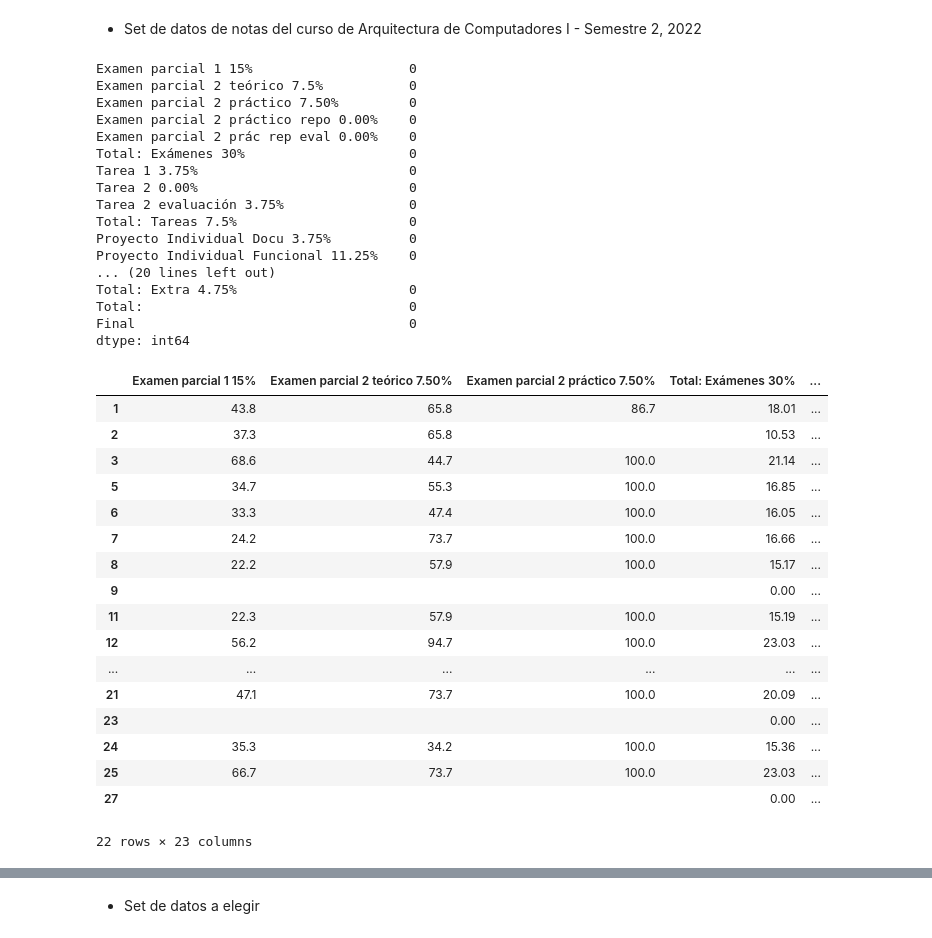
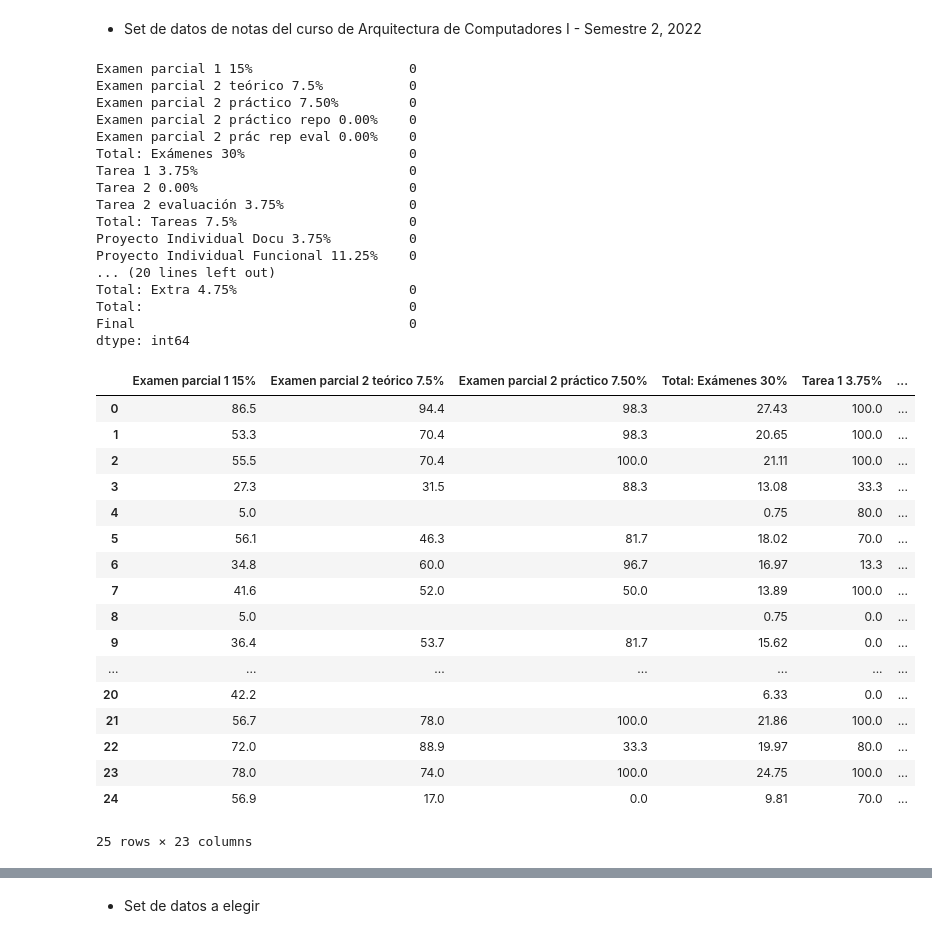
Before and after one commit to JoseDavidSS/Patrones.Project1, a Jupyter notebook: architecture-test.ipynb, the cells around one changed output, grey strips where cells are left out. Drawn from its saved outputs; the diff is of its cells as text; code cells hidden in the pictures.

```diff
--- a/architecture-test.ipynb
+++ b/architecture-test.ipynb
@@ -404,55 +404,56 @@ print(mask.sum())
 df_2022_s2_grades = df_2022_s2_grades.drop('Examen parcial 2 práctico repo 0.00%', axis=1)
 df_2022_s2_grades = df_2022_s2_grades.drop('Examen parcial 2 prác rep eval 0.00%', axis=1)
 df_2022_s2_grades = df_2022_s2_grades.drop('Tarea 2 0.00%', axis=1)
+df_2022_s2_grades = df_2022_s2_grades.drop('Proyecto Grupal 2 Anteproyecto 1.75%', axis=1)
 df_2022_s2_grades = df_2022_s2_grades.drop('Proyecto Grupal 1 Func Eval 13.12%', axis=1)
 df_2022_s2_grades = df_2022_s2_grades.drop('Proyecto Grupal 1 Docu Eval 4.38%', axis=1)
 df_2022_s2_grades = df_2022_s2_grades.drop('Entrega', axis=1)
 df_2022_s2_grades = df_2022_s2_grades.drop('Charla 1 Simics 0.5%', axis=1)
 df_2022_s2_grades = df_2022_s2_grades.drop('Charla 2 Ronald 0.5%', axis=1)
 df_2022_s2_grades = df_2022_s2_grades.drop('Taller Simics 2%', axis=1)
 df_2022_s2_grades = df_2022_s2_grades.drop('Extra proyecto 1.75%', axis=1)
 df_2022_s2_grades = df_2022_s2_grades.drop('Total: Extra 4.75%', axis=1)
 
-df_2022_s1_grades.head(25)
+df_2022_s2_grades.head(25)
 
 # visualizing the values of each feature and the comparison to the output
 #for col in df_2022_s1_grades.columns[:-1]:
 #    print ("hola")
 #    df_2022_s1_grades.plot(x=col, y='Final', kind='scatter', figsize=(8, 5))
 #plt.show()
 # %% [output]
 Examen parcial 1 15%                    0
 Examen parcial 2 teórico 7.5%           0
 Examen parcial 2 práctico 7.50%         0
 Examen parcial 2 práctico repo 0.00%    0
 Examen parcial 2 prác rep eval 0.00%    0
 Total: Exámenes 30%                     0
 Tarea 1 3.75%                           0
 Tarea 2 0.00%                           0
 Tarea 2 evaluación 3.75%                0
 Total: Tareas 7.5%                      0
 Proyecto Individual Docu 3.75%          0
 Proyecto Individual Funcional 11.25%    0
 ... (20 lines left out)
 Total: Extra 4.75%                      0
 Total:                                  0
 Final                                   0
 dtype: int64
-|  | Examen parcial 1 15% | Examen parcial 2 teórico 7.50% | Examen parcial 2 práctico 7.50% | Total: Exámenes 30% | ... |
-| 1 | 43.8 | 65.8 | 86.7 | 18.01 | ... |
-| 2 | 37.3 | 65.8 |  | 10.53 | ... |
-| 3 | 68.6 | 44.7 | 100.0 | 21.14 | ... |
-| 5 | 34.7 | 55.3 | 100.0 | 16.85 | ... |
-| 6 | 33.3 | 47.4 | 100.0 | 16.05 | ... |
-| 7 | 24.2 | 73.7 | 100.0 | 16.66 | ... |
-| 8 | 22.2 | 57.9 | 100.0 | 15.17 | ... |
-| 9 |  |  |  | 0.00 | ... |
-| 11 | 22.3 | 57.9 | 100.0 | 15.19 | ... |
-| 12 | 56.2 | 94.7 | 100.0 | 23.03 | ... |
-| ... | ... | ... | ... | ... | ... |
-| 21 | 47.1 | 73.7 | 100.0 | 20.09 | ... |
-| 23 |  |  |  | 0.00 | ... |
-| 24 | 35.3 | 34.2 | 100.0 | 15.36 | ... |
-| 25 | 66.7 | 73.7 | 100.0 | 23.03 | ... |
-| 27 |  |  |  | 0.00 | ... |
+|  | Examen parcial 1 15% | Examen parcial 2 teórico 7.5% | Examen parcial 2 práctico 7.50% | Total: Exámenes 30% | Tarea 1 3.75% | ... |
+| 0 | 86.5 | 94.4 | 98.3 | 27.43 | 100.0 | ... |
+| 1 | 53.3 | 70.4 | 98.3 | 20.65 | 100.0 | ... |
+| 2 | 55.5 | 70.4 | 100.0 | 21.11 | 100.0 | ... |
+| 3 | 27.3 | 31.5 | 88.3 | 13.08 | 33.3 | ... |
+| 4 | 5.0 |  |  | 0.75 | 80.0 | ... |
+| 5 | 56.1 | 46.3 | 81.7 | 18.02 | 70.0 | ... |
+| 6 | 34.8 | 60.0 | 96.7 | 16.97 | 13.3 | ... |
+| 7 | 41.6 | 52.0 | 50.0 | 13.89 | 100.0 | ... |
+| 8 | 5.0 |  |  | 0.75 | 0.0 | ... |
+| 9 | 36.4 | 53.7 | 81.7 | 15.62 | 0.0 | ... |
+| ... | ... | ... | ... | ... | ... | ... |
+| 20 | 42.2 |  |  | 6.33 | 0.0 | ... |
+| 21 | 56.7 | 78.0 | 100.0 | 21.86 | 100.0 | ... |
+| 22 | 72.0 | 88.9 | 33.3 | 19.97 | 80.0 | ... |
+| 23 | 78.0 | 74.0 | 100.0 | 24.75 | 100.0 | ... |
+| 24 | 56.9 | 17.0 | 0.0 | 9.81 | 70.0 | ... |
-22 rows × 23 columns
+25 rows × 23 columns
```
Also changed, not shown: parts of 2 cells of this notebook.
